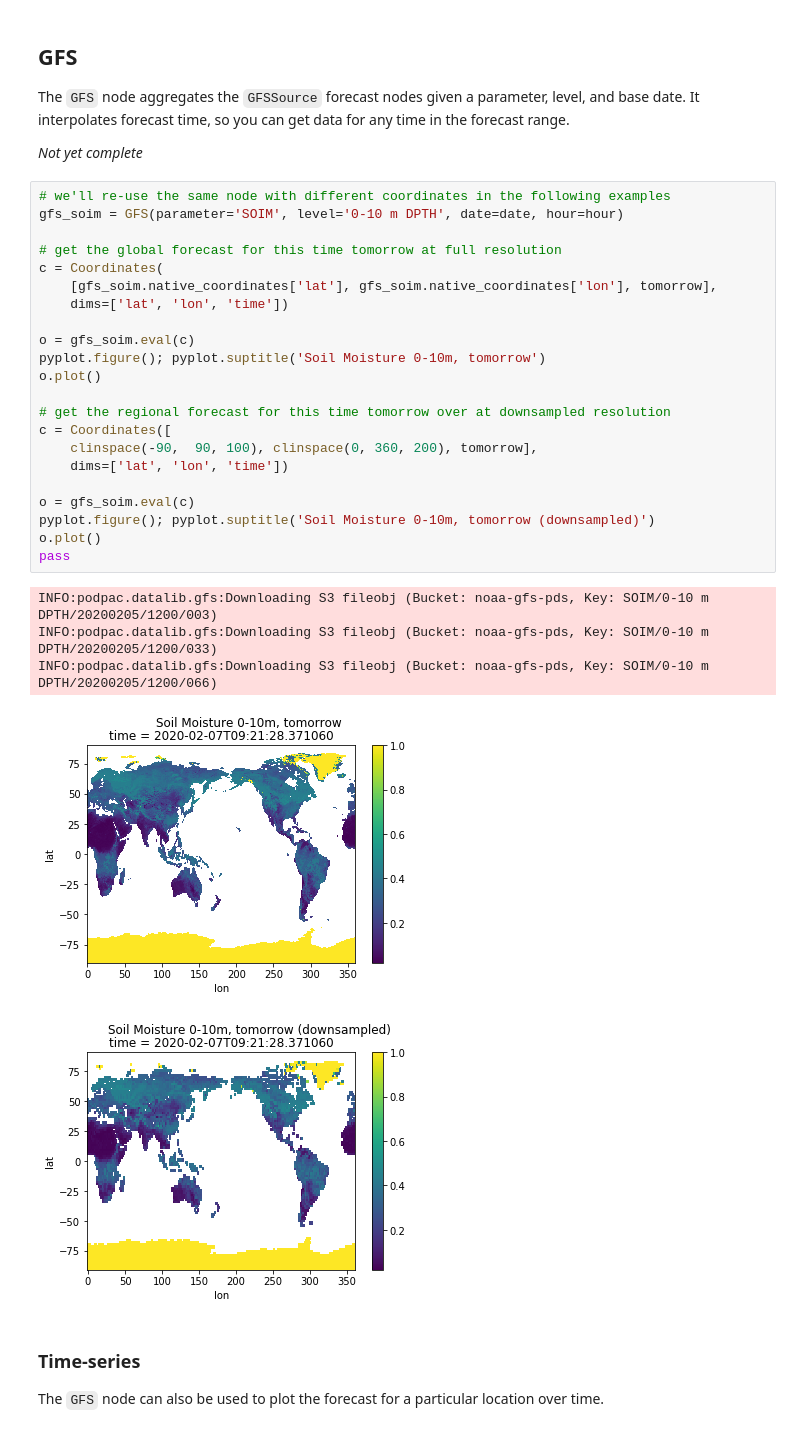
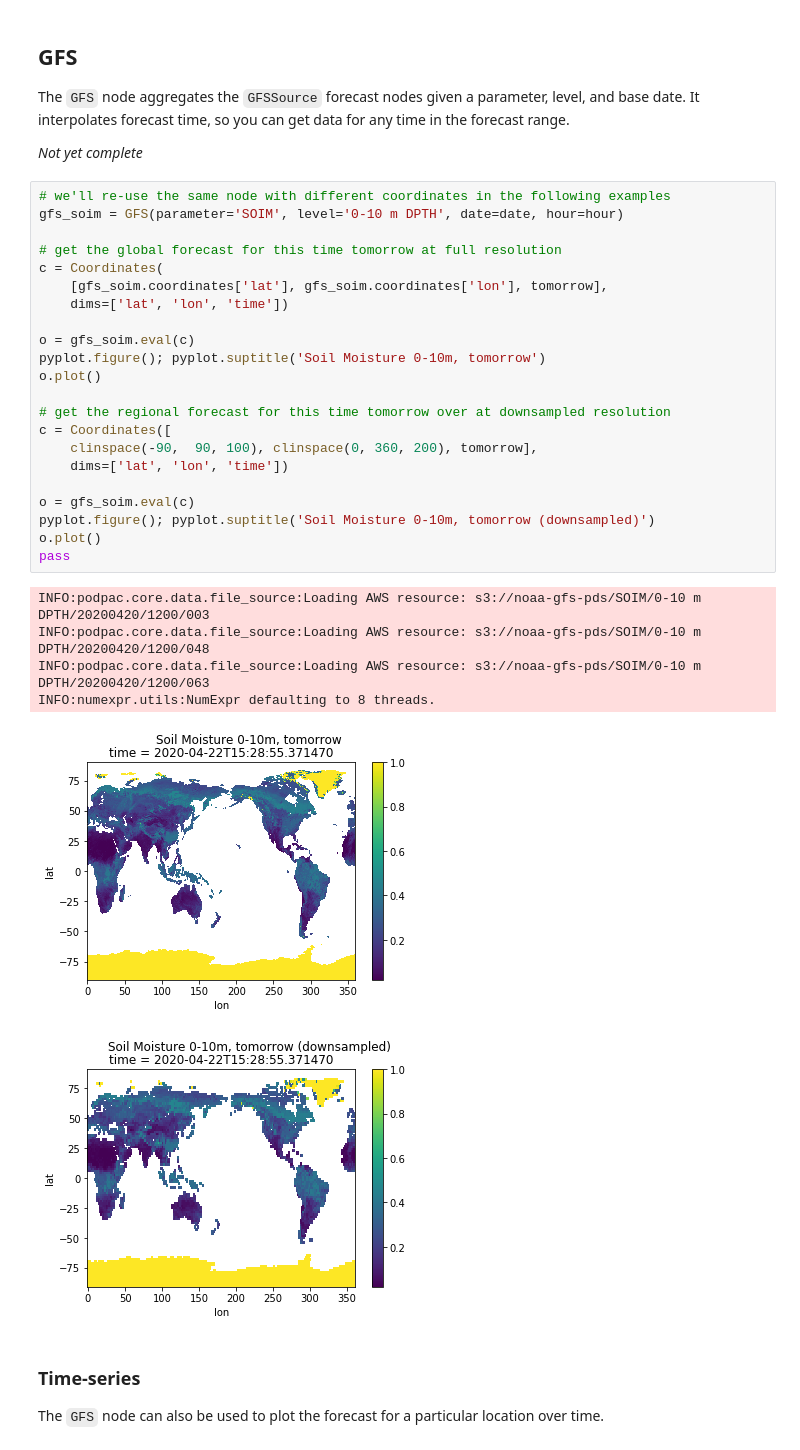
Before and after one commit to creare-com/podpac-examples, a Jupyter notebook: notebooks/5-datalib/gfs.ipynb, the cells around one changed output. Cells and saved outputs as stored; diff of their text form.

```diff
--- a/notebooks/5-datalib/gfs.ipynb
+++ b/notebooks/5-datalib/gfs.ipynb
@@ -87,31 +91,32 @@ The `GFS` node aggregates the `GFSSource` forecast nodes given a parameter, leve
 # %%
 # we'll re-use the same node with different coordinates in the following examples
 gfs_soim = GFS(parameter='SOIM', level='0-10 m DPTH', date=date, hour=hour)
 
 # get the global forecast for this time tomorrow at full resolution
 c = Coordinates(
-    [gfs_soim.native_coordinates['lat'], gfs_soim.native_coordinates['lon'], tomorrow],
+    [gfs_soim.coordinates['lat'], gfs_soim.coordinates['lon'], tomorrow],
     dims=['lat', 'lon', 'time'])
 
 o = gfs_soim.eval(c)
 pyplot.figure(); pyplot.suptitle('Soil Moisture 0-10m, tomorrow')
 o.plot()
 
 # get the regional forecast for this time tomorrow over at downsampled resolution
 c = Coordinates([
     clinspace(-90,  90, 100), clinspace(0, 360, 200), tomorrow],
     dims=['lat', 'lon', 'time'])
 
 o = gfs_soim.eval(c)
 pyplot.figure(); pyplot.suptitle('Soil Moisture 0-10m, tomorrow (downsampled)')
 o.plot()
 pass
 # %% [output]
-INFO:podpac.datalib.gfs:Downloading S3 fileobj (Bucket: noaa-gfs-pds, Key: SOIM/0-10 m DPTH/20200205/1200/003)
-INFO:podpac.datalib.gfs:Downloading S3 fileobj (Bucket: noaa-gfs-pds, Key: SOIM/0-10 m DPTH/20200205/1200/033)
-INFO:podpac.datalib.gfs:Downloading S3 fileobj (Bucket: noaa-gfs-pds, Key: SOIM/0-10 m DPTH/20200205/1200/066)
+INFO:podpac.core.data.file_source:Loading AWS resource: s3://noaa-gfs-pds/SOIM/0-10 m DPTH/20200420/1200/003
+INFO:podpac.core.data.file_source:Loading AWS resource: s3://noaa-gfs-pds/SOIM/0-10 m DPTH/20200420/1200/048
+INFO:podpac.core.data.file_source:Loading AWS resource: s3://noaa-gfs-pds/SOIM/0-10 m DPTH/20200420/1200/063
+INFO:numexpr.utils:NumExpr defaulting to 8 threads.
-[figure, old version]
+[figure, new version]
-[figure, old version]
+[figure, new version]
 # %% [markdown]
 ### Time-series
 
```
Also changed, not shown: parts of 7 cells of this notebook, 3 other files.
